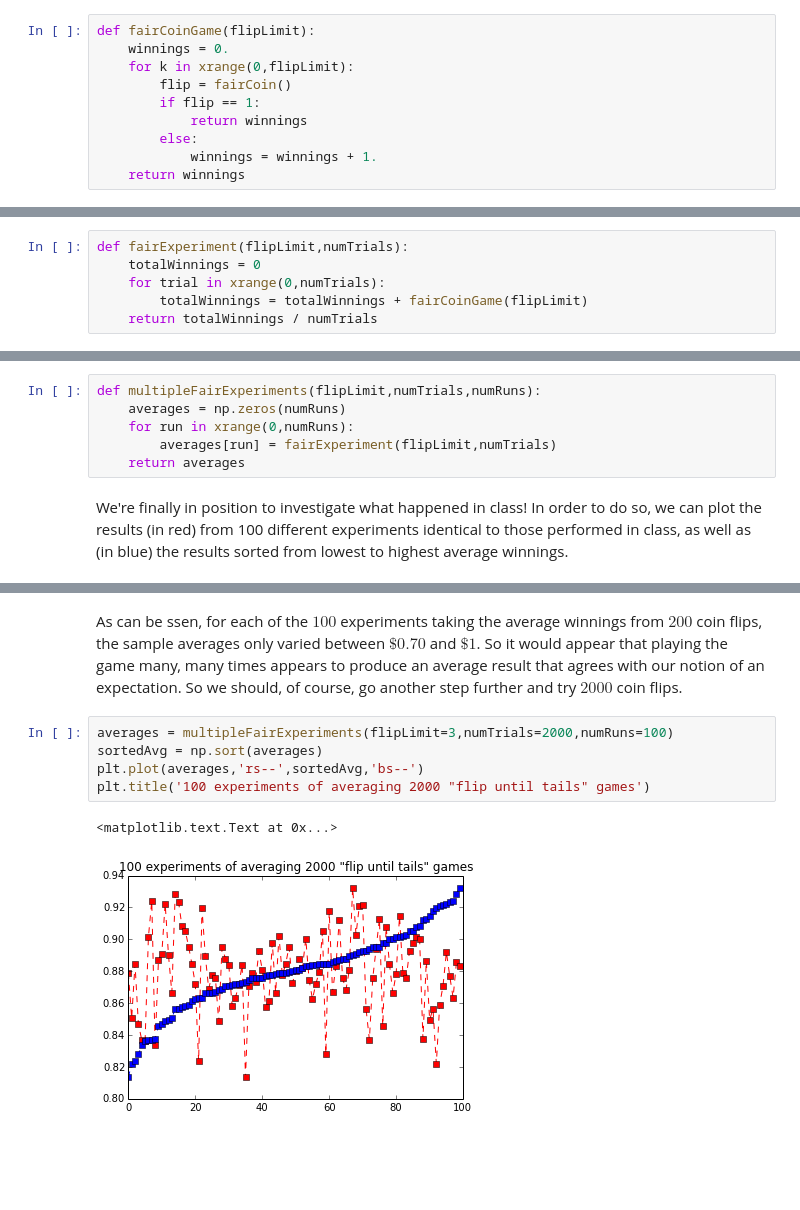
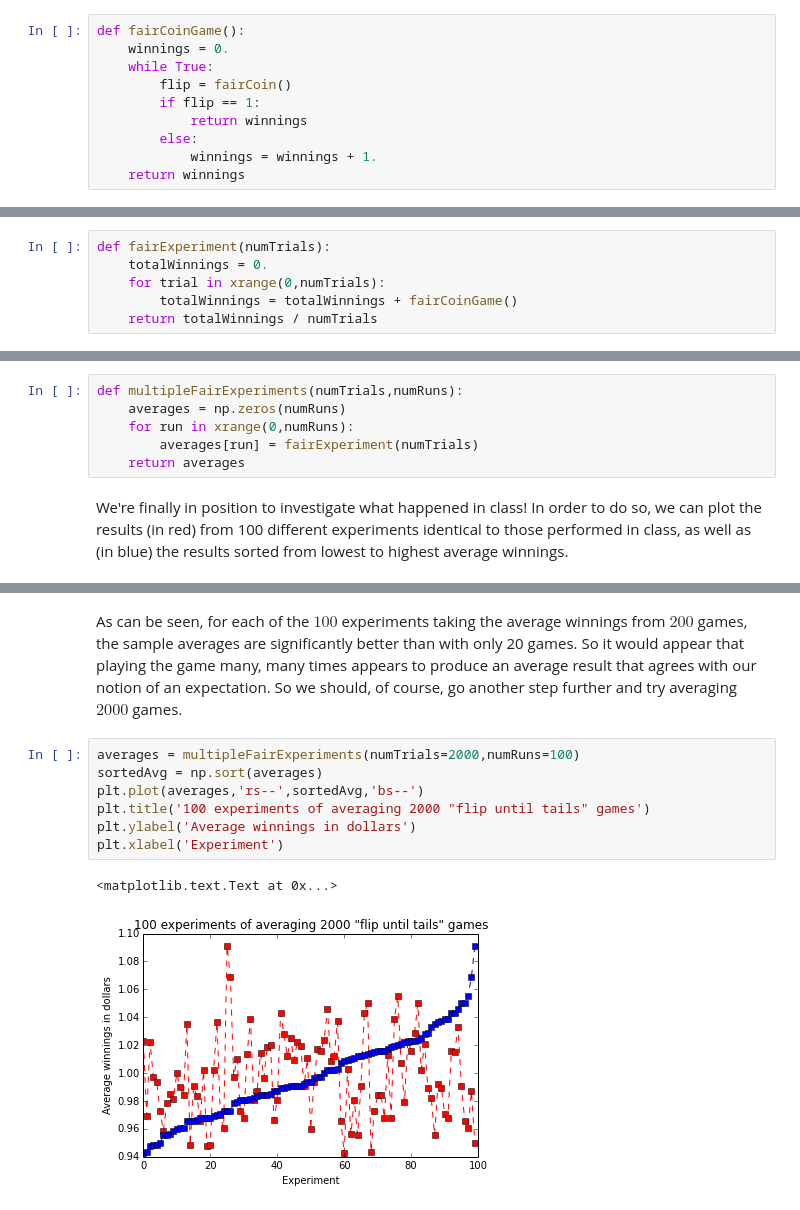
Before and after one commit to poulson/MitRW, a Jupyter notebook: Notebook03-Experiment.ipynb, the cells around one changed output, grey strips where cells are left out. Cells and saved outputs as stored; diff of their text form; blank space fills up the shorter version.

```diff
--- a/Notebook03-Experiment.ipynb
+++ b/Notebook03-Experiment.ipynb
@@ -40,9 +43,9 @@ by flipping the fair coin and either increasing the winnings by one if heads
 is flipped (with heads represented by the number 0) or quitting and returning
 the winnings so far if tails is flipped (with tails represented by the number 1).
 # %%
-def fairCoinGame(flipLimit):
+def fairCoinGame():
     winnings = 0.
-    for k in xrange(0,flipLimit):
+    while True:
         flip = fairCoin()
         if flip == 1:
             return winnings
@@ -52,18 +55,18 @@ def fairCoinGame(flipLimit):
 # %% [markdown]
 The experiment that we ran in class could then easily be replicated by playing the fair coin game twenty times and then dividing the total winnings by twenty, though we will soon see that it is beneficial to employ the following routine, which allows us to perform however many trials that we like.
 # %%
-def fairExperiment(flipLimit,numTrials):
-    totalWinnings = 0
+def fairExperiment(numTrials):
+    totalWinnings = 0.
     for trial in xrange(0,numTrials):
-        totalWinnings = totalWinnings + fairCoinGame(flipLimit)
+        totalWinnings = totalWinnings + fairCoinGame()
     return totalWinnings / numTrials
 # %% [markdown]
 Since taking the average result from playing the coin game, for example, twenty times in a row could be different every time it is tried in the classroom, it is useful to repeat the experiment a large number of times and to keep track of the list of results (the list of average winnings from each batch of coin-flip games).
 # %%
-def multipleFairExperiments(flipLimit,numTrials,numRuns):
+def multipleFairExperiments(numTrials,numRuns):
     averages = np.zeros(numRuns)
     for run in xrange(0,numRuns):
-        averages[run] = fairExperiment(flipLimit,numTrials)
+        averages[run] = fairExperiment(numTrials)
     return averages
 # %% [markdown]
 We're finally in position to investigate what happened in class! In order to do so, we can plot the results (in red) from 100 different experiments identical to those performed in class, as well as (in blue) the results sorted from lowest to highest average winnings.
@@ -92,11 +99,13 @@ plt.title('100 experiments of averaging 200 "flip until tails" games')
 # %% [markdown]
-As can be ssen, for each of the $100$ experiments taking the average winnings from $200$ coin flips, the sample averages only varied between $\$0.70$ and $\$1$. So it would appear that playing the game many, many times appears to produce an average result that agrees with our notion of an expectation. So we should, of course, go another step further and try $2000$ coin flips.
+As can be seen, for each of the $100$ experiments taking the average winnings from $200$ games, the sample averages are significantly better than with only 20 games. So it would appear that playing the game many, many times appears to produce an average result that agrees with our notion of an expectation. So we should, of course, go another step further and try averaging $2000$ games.
 # %%
-averages = multipleFairExperiments(flipLimit=3,numTrials=2000,numRuns=100)
+averages = multipleFairExperiments(numTrials=2000,numRuns=100)
 sortedAvg = np.sort(averages)
 plt.plot(averages,'rs--',sortedAvg,'bs--')
 plt.title('100 experiments of averaging 2000 "flip until tails" games')
+plt.ylabel('Average winnings in dollars')
+plt.xlabel('Experiment')
 # %% [output]
 <matplotlib.text.Text at 0x...>
-[figure, old version]
+[figure, new version]
 # %% [markdown]
```
Also changed, not shown: parts of 23 cells of this notebook, 2 other files.
